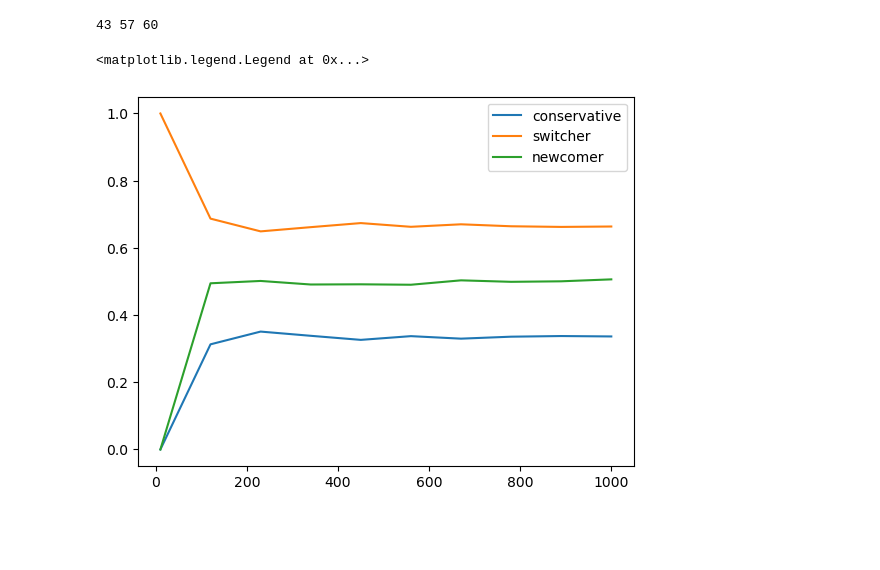
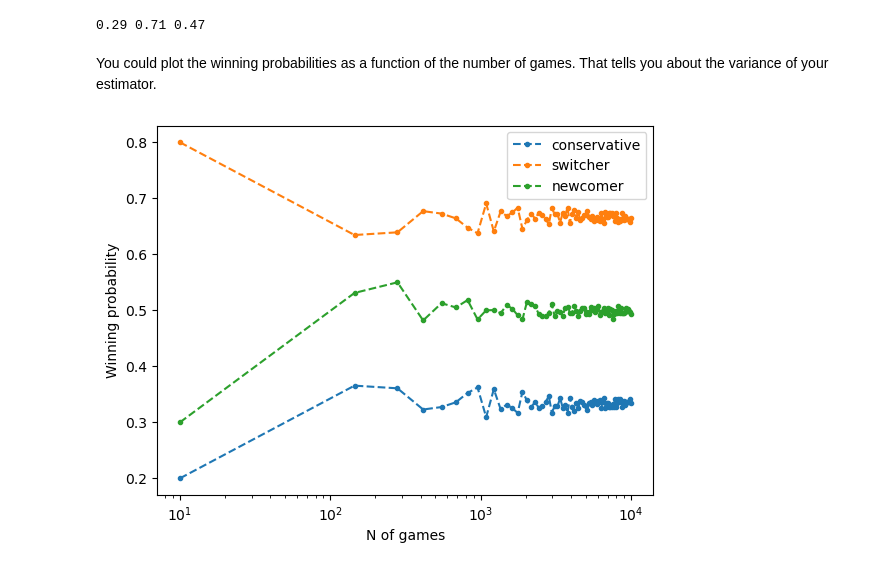
Before and after one commit to anna-tresoldi/astrostatistics_bicocca_2026, a Jupyter notebook: working/monty_hall_problem.ipynb, the cells around one changed output. Drawn from its saved outputs; the diff is of its cells as text; code cells hidden in the pictures; blank space fills up the shorter version.

Commit message:
Added N-p simulation and pdf analysis

```diff
--- a/working/monty_hall_problem.ipynb
+++ b/working/monty_hall_problem.ipynb
@@ -5,5 +13,5 @@ import matplotlib.pyplot as plt
 # %%
-def simulate_monty_hall(simulations = 100):
+def simulate_monty_hall_3doors(simulations = 100):
     conservative_wins = 0
     switcher_wins= 0
     newcomer_wins = 0
@@ -28,5 +36,5 @@ def simulate_monty_hall(simulations = 100):
         if newcomer_choice == car:
             newcomer_wins += 1
 
-    return conservative_wins, switcher_wins, newcomer_wins
+    return conservative_wins/simulations, switcher_wins/simulations, newcomer_wins/simulations  #returns fraction of winning
 # %%
@@ -34,21 +42,26 @@ conservative_wins, switcher_wins, newcomer_wins = simulate_monty_hall()
 # %%
-print(conservative_wins, switcher_wins, newcomer_wins)
+print(cons_prob, switc_prob, new_prob)
 # %% [output]
-43 57 60
+0.29 0.71 0.47
+# %% [markdown]
+You could plot the winning probabilities as a function of the number of games. That tells you about the variance of your estimator.
 # %%
 conservative_prob = []
 switcher_prob = []
 newcomer_prob = []
-for N in np.linspace(1,10000, 10).astype(int):
-    c, s, n = simulate_monty_hall(N)
-    conservative_prob.append(c/N)
-    switcher_prob.append(s/N)
-    newcomer_prob.append(n/N)
+for N in np.linspace(10,10000, 75).astype(int):
+    c, s, n = simulate_monty_hall_3doors(N)
+    conservative_prob.append(c)
+    switcher_prob.append(s)
+    newcomer_prob.append(n)
 # %%
-plt.plot(np.linspace(10,1000, 10).astype(int), conservative_prob, label= 'conservative')
-plt.plot(np.linspace(10,1000, 10).astype(int), switcher_prob, label='switcher')
-plt.plot(np.linspace(10,1000, 10).astype(int), newcomer_prob, label='newcomer')
+plt.plot(np.linspace(10,10000, 75).astype(int), conservative_prob, label= 'conservative', linestyle= '--', marker='.')
+plt.plot(np.linspace(10,10000, 75).astype(int), switcher_prob, label='switcher', linestyle= '--', marker='.')
+plt.plot(np.linspace(10,10000, 75).astype(int), newcomer_prob, label='newcomer', linestyle= '--', marker='.')
 plt.legend()
+plt.xlabel('N of games')
+plt.ylabel('Winning probability')
+plt.xscale('log')
+plt.show()
 # %% [output]
-<matplotlib.legend.Legend at 0x...>
-[figure, old version]
+[figure, new version]
```
Also changed, not shown: parts of 19 cells of this notebook.
